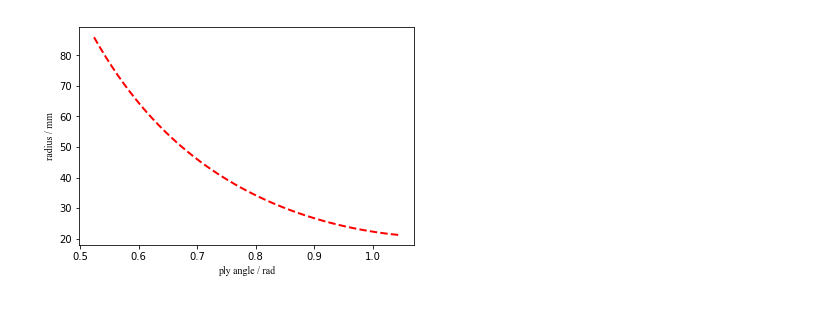
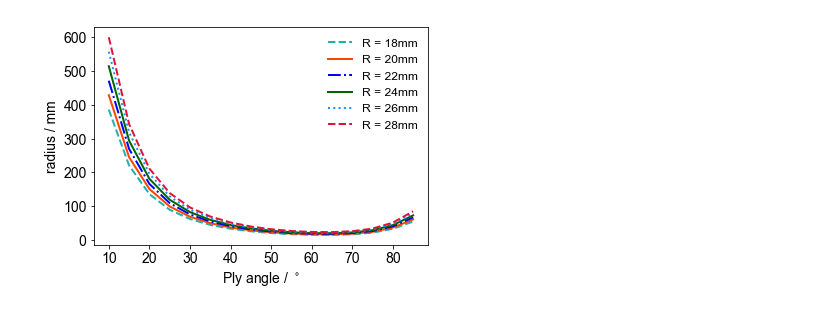
Before and after one commit to yantzan/Codeforplot, a Jupyter notebook: huahanshutu.ipynb, the cells around one changed output. Saved outputs shown, nothing was run; the diff lists cells and outputs as text; code cells hidden in the pictures.

```diff
--- a/huahanshutu.ipynb
+++ b/huahanshutu.ipynb
@@ -1,19 +1,39 @@
-# %%
-
-import matplotlib.pyplot as plt
-import numpy as np
-from matplotlib.font_manager import FontProperties
-
-myfont = FontProperties(fname = 'C:/Windows/Fonts/times.ttf' )
-
-t = np.arange(0.524,1.047,0.01)
-
-y = 25*(57.5+61.15*np.cos(2*t)+13.98*np.cos(4*t))/(16.57-13.98*np.cos(4*t))
-
-plt.plot(t,y,c = 'r', ls = '--',lw = 2)
-plt.xlabel('ply angle / rad',fontproperties = myfont)
-plt.ylabel('radius / mm',fontproperties = myfont)
-plt.savefig('hanshu.tif',dpi = 300,bbox_inches = 'tight',pad_inches = 0.5)
-plt.show()
-# %% [output]
-[figure, removed]
+# %%
+
+import matplotlib.pyplot as plt
+import numpy as np
+from matplotlib.font_manager import FontProperties
+
+t = np.arange(10,90,5)
+pi = np.pi
+
+y1 = 18*(57.5+61.15*np.cos(2*t*pi/180)+13.98*np.cos(4*t*pi/180))/(16.57-13.98*np.cos(4*t*pi/180))
+y2 = 20*(57.5+61.15*np.cos(2*t*pi/180)+13.98*np.cos(4*t*pi/180))/(16.57-13.98*np.cos(4*t*pi/180))
+y3 = 22*(57.5+61.15*np.cos(2*t*pi/180)+13.98*np.cos(4*t*pi/180))/(16.57-13.98*np.cos(4*t*pi/180))
+y4 = 24*(57.5+61.15*np.cos(2*t*pi/180)+13.98*np.cos(4*t*pi/180))/(16.57-13.98*np.cos(4*t*pi/180))
+y5 = 26*(57.5+61.15*np.cos(2*t*pi/180)+13.98*np.cos(4*t*pi/180))/(16.57-13.98*np.cos(4*t*pi/180))
+y6 = 28*(57.5+61.15*np.cos(2*t*pi/180)+13.98*np.cos(4*t*pi/180))/(16.57-13.98*np.cos(4*t*pi/180))
+#y7 = 28*(57.5+61.15*np.cos(2*x)+13.98*np.cos(4*x))/(16.57-13.98*np.cos(4*x))
+
+A, = plt.plot(t,y1,c = 'lightseagreen', ls = '--',lw = 2,label = 'R = 18mm')
+B, = plt.plot(t,y2,c = 'orangered', ls = '-',lw = 2,label = 'R = 20mm')
+C, = plt.plot(t,y3,c = 'blue', ls = '-.',lw = 2,label = 'R = 22mm')
+D, = plt.plot(t,y4,c = 'darkgreen', ls = '-',lw = 2,label = 'R = 24mm')
+E, = plt.plot(t,y5,c = 'dodgerblue', ls = ':',lw = 2,label = 'R = 26mm')
+F, = plt.plot(t,y6,c = 'crimson', ls = '--',lw = 2,label = 'R = 28mm')
+# G, = plt.scatter(x,y7,c='orangered', s=50,marker='*', alpha=1, label = 'Minima')
+
+font1 = {'family' : 'arial',
+'weight' : 'normal',
+'size'   : 12,
+        }
+
+legend = plt.legend(handles = [A,B,C,D,E,F],frameon=False, prop = font1) #显示图例
+plt.xlabel('Ply angle / $^\circ$',fontproperties = 'arial',size = 14)
+plt.ylabel('radius / mm',fontproperties = 'arial',size = 14)
+plt.xticks(fontproperties = 'arial', size = 14)
+plt.yticks(fontproperties = 'arial', size = 14)
+#plt.savefig('radius-ply angle.tif',dpi = 300,bbox_inches = 'tight',pad_inches = 0.5)
+plt.show()
+# %% [output]
+[figure, added]
```
Also changed, not shown: parts of 6 cells of this notebook.
